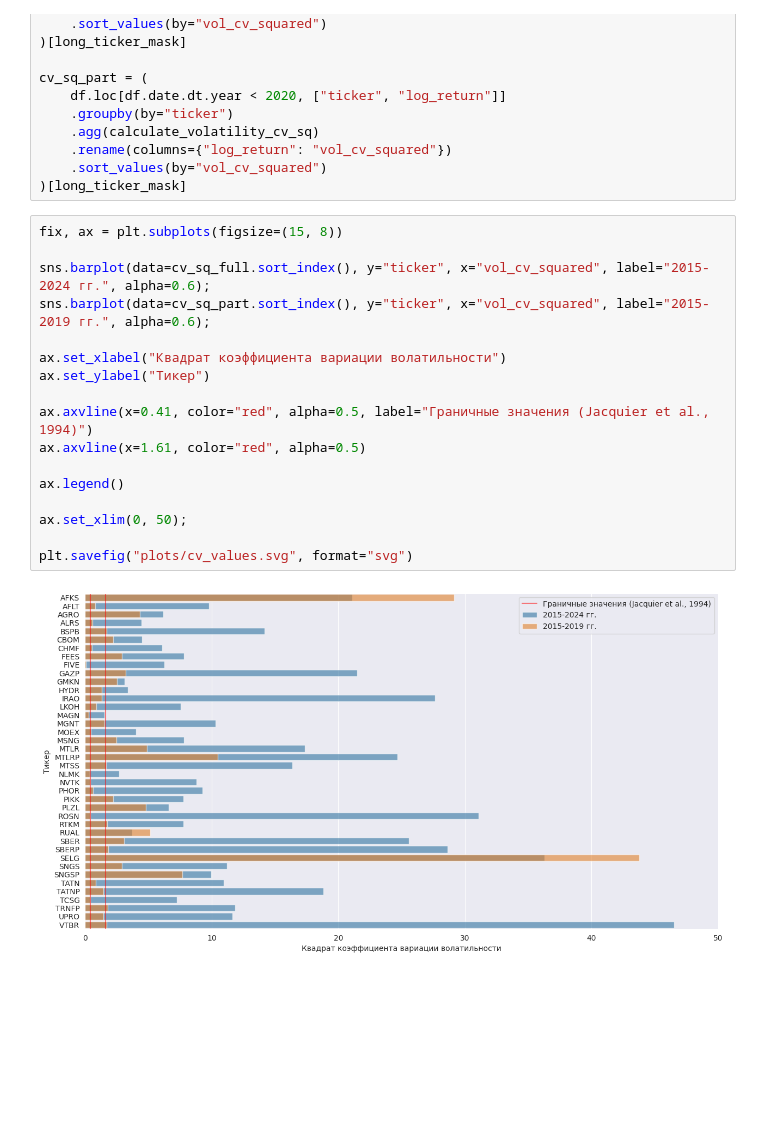
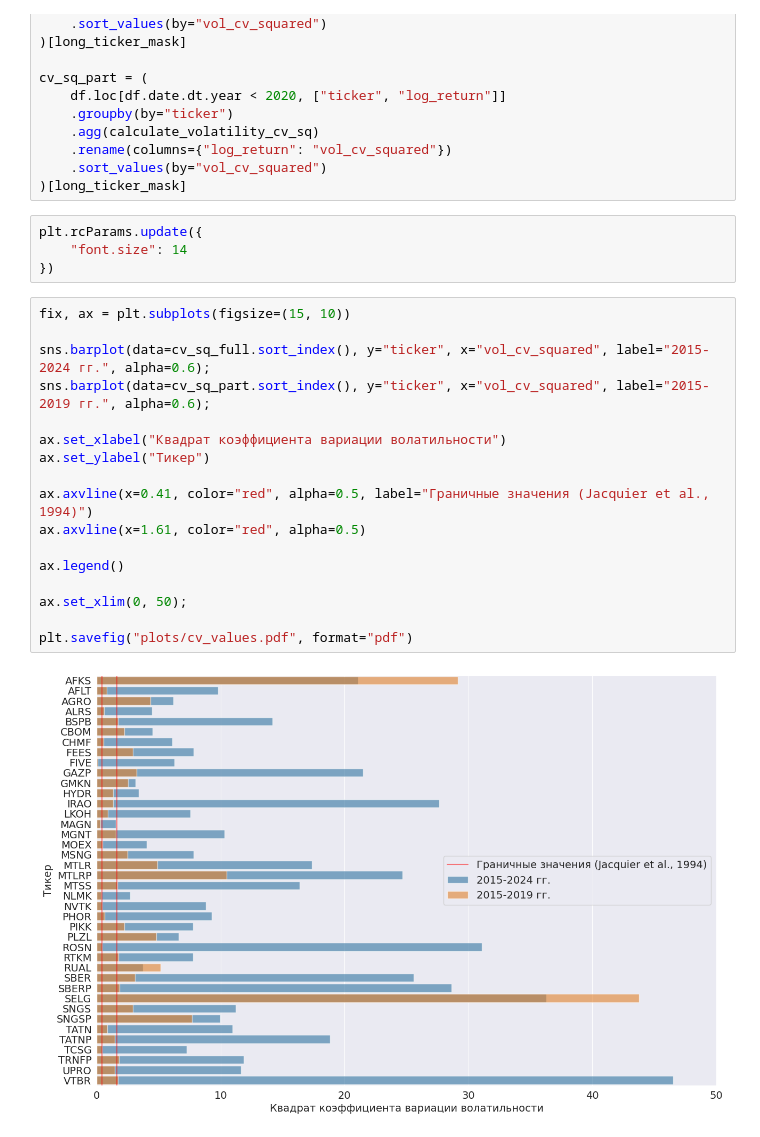
Before and after one commit to Dangerio/optimization-algorithm, a Jupyter notebook: methods_comparison/real_data/data_vis_and_processing.ipynb, the cells around one changed output. Cells and saved outputs as stored; diff of their text form; blank space fills up the shorter version.

Commit message:
Change format of saved plot

```diff
--- a/methods_comparison/real_data/data_vis_and_processing.ipynb
+++ b/methods_comparison/real_data/data_vis_and_processing.ipynb
@@ -62,22 +62,26 @@ cv_sq_part = (
     .rename(columns={"log_return": "vol_cv_squared"})
     .sort_values(by="vol_cv_squared")
 )[long_ticker_mask]
+# %%
+plt.rcParams.update({
+    "font.size": 14
+})
 # %%
-fix, ax = plt.subplots(figsize=(15, 8))
+fix, ax = plt.subplots(figsize=(15, 10))
 
 sns.barplot(data=cv_sq_full.sort_index(), y="ticker", x="vol_cv_squared", label="2015-2024 гг.", alpha=0.6);
 sns.barplot(data=cv_sq_part.sort_index(), y="ticker", x="vol_cv_squared", label="2015-2019 гг.", alpha=0.6);
 
 ax.set_xlabel("Квадрат коэффициента вариации волатильности")
 ax.set_ylabel("Тикер")
 
 ax.axvline(x=0.41, color="red", alpha=0.5, label="Граничные значения (Jacquier et al., 1994)")
 ax.axvline(x=1.61, color="red", alpha=0.5)
 
 ax.legend()
 
 ax.set_xlim(0, 50);
 
-plt.savefig("plots/cv_values.svg", format="svg")
+plt.savefig("plots/cv_values.pdf", format="pdf")
 # %% [output]
-[figure, old version]
+[figure, new version]
```
Also changed, not shown: 2 other files.
